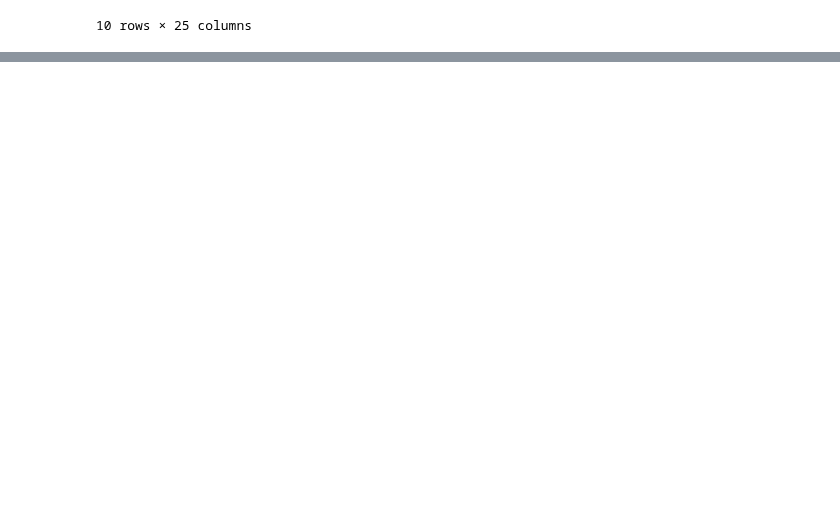
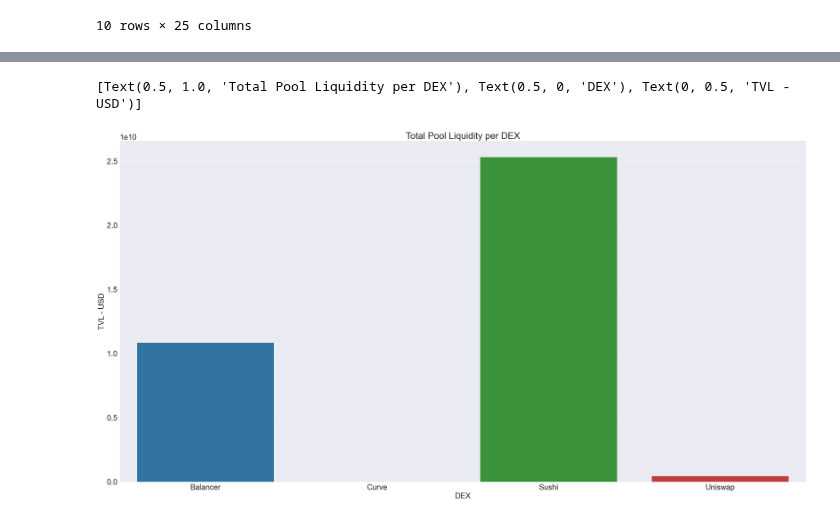
Before and after one commit to EdgeCaser/EconohmetricsOld, a Jupyter notebook: poolPuller.ipynb, the cells around one changed output, grey strips where cells are left out. Saved outputs shown, nothing was run; the diff lists cells and outputs as text; code cells hidden in the pictures; blank space fills up the shorter version.

```diff
--- a/poolPuller.ipynb
+++ b/poolPuller.ipynb
@@ -516,0 +535,13 @@ print(len(pool_data))
+# %%
+plt.rc("figure", figsize=(40, 20))
+#sns.set_style("whitegrid")
+plt.rc("font", size=25)
+
+
+value_locked = pool_data.groupby("dex")["liquidityPoolDailySnapshots_totalValueLockedUSD"].agg("sum").reset_index()
+plot_title = 'Total Pool Liquidity per DEX'
+chart=sns.barplot(data=value_locked,y="liquidityPoolDailySnapshots_totalValueLockedUSD",x="dex").set(title = plot_title, xlabel = 'DEX', ylabel = 'TVL - USD', )
+print(chart)
+# %% [output]
+[Text(0.5, 1.0, 'Total Pool Liquidity per DEX'), Text(0.5, 0, 'DEX'), Text(0, 0.5, 'TVL - USD')]
+[figure, added]
```
Also changed, not shown: parts of 12 cells of this notebook, 1 other file.
